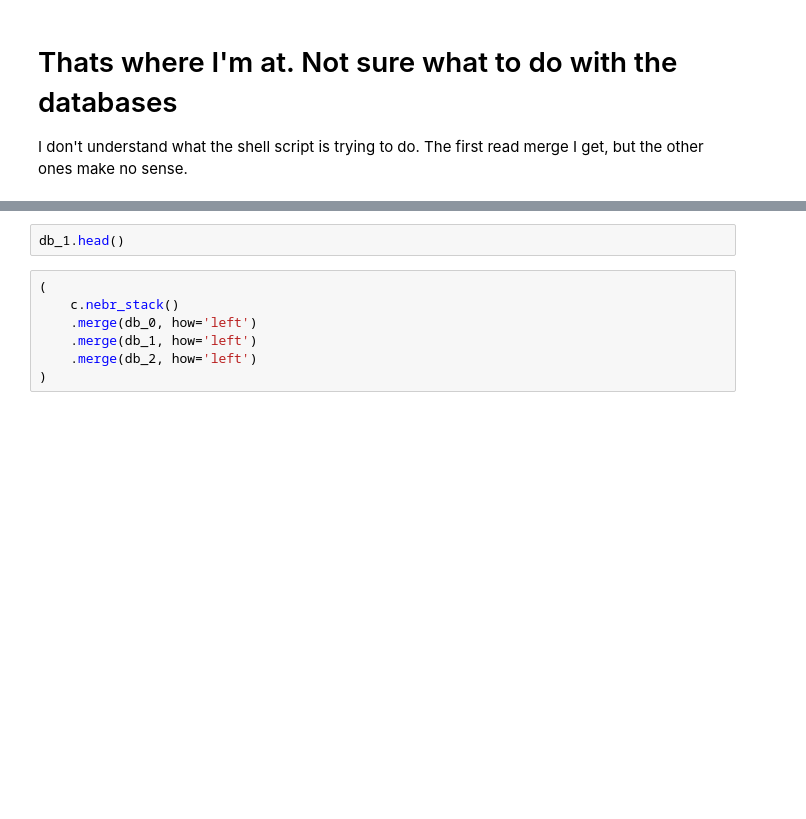
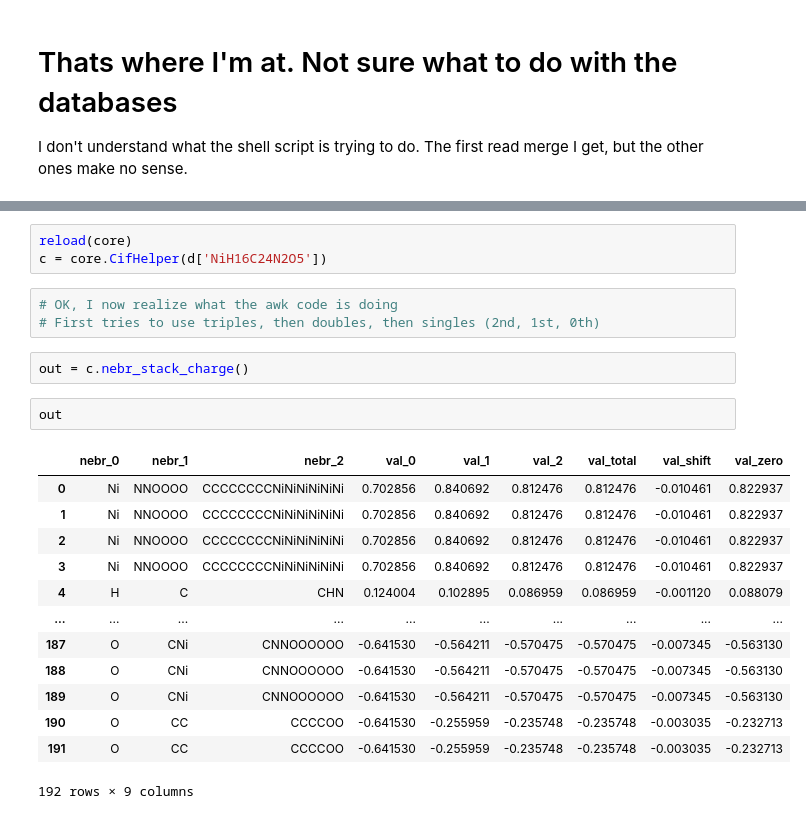
Before and after one commit to wpk-nist-gov/mcbac, a Jupyter notebook: examples/usage.ipynb, the cells around one changed output, grey strips where cells are left out. Saved outputs shown, nothing was run; the diff lists cells and outputs as text; blank space fills up the shorter version.

Commit message:
added functionality to calculate charged
TODO: Figure out how to write back to cif.  I played around
with a few things, but failed.

```diff
--- a/examples/usage.ipynb
+++ b/examples/usage.ipynb
@@ -106,9 +200,24 @@ db_0.head()
-# %%
-db_1.head()
-# %%
-(
-    c.nebr_stack()
-    .merge(db_0, how='left')
-    .merge(db_1, how='left')
-    .merge(db_2, how='left')
-)
+# %%
+reload(core)
+c = core.CifHelper(d['NiH16C24N2O5'])
+# %%
+# OK, I now realize what the awk code is doing
+# First tries to use triples, then doubles, then singles (2nd, 1st, 0th)
+# %%
+out = c.nebr_stack_charge()
+# %%
+out
+# %% [output]
+|  | nebr_0 | nebr_1 | nebr_2 | val_0 | val_1 | val_2 | val_total | val_shift | val_zero |
+| 0 | Ni | NNOOOO | CCCCCCCCNiNiNiNiNiNi | 0.702856 | 0.840692 | 0.812476 | 0.812476 | -0.010461 | 0.822937 |
+| 1 | Ni | NNOOOO | CCCCCCCCNiNiNiNiNiNi | 0.702856 | 0.840692 | 0.812476 | 0.812476 | -0.010461 | 0.822937 |
+| 2 | Ni | NNOOOO | CCCCCCCCNiNiNiNiNiNi | 0.702856 | 0.840692 | 0.812476 | 0.812476 | -0.010461 | 0.822937 |
+| 3 | Ni | NNOOOO | CCCCCCCCNiNiNiNiNiNi | 0.702856 | 0.840692 | 0.812476 | 0.812476 | -0.010461 | 0.822937 |
+| 4 | H | C | CHN | 0.124004 | 0.102895 | 0.086959 | 0.086959 | -0.001120 | 0.088079 |
+| ... | ... | ... | ... | ... | ... | ... | ... | ... | ... |
+| 187 | O | CNi | CNNOOOOOO | -0.641530 | -0.564211 | -0.570475 | -0.570475 | -0.007345 | -0.563130 |
+| 188 | O | CNi | CNNOOOOOO | -0.641530 | -0.564211 | -0.570475 | -0.570475 | -0.007345 | -0.563130 |
+| 189 | O | CNi | CNNOOOOOO | -0.641530 | -0.564211 | -0.570475 | -0.570475 | -0.007345 | -0.563130 |
+| 190 | O | CC | CCCCOO | -0.641530 | -0.255959 | -0.235748 | -0.235748 | -0.003035 | -0.232713 |
+| 191 | O | CC | CCCCOO | -0.641530 | -0.255959 | -0.235748 | -0.235748 | -0.003035 | -0.232713 |
+192 rows × 9 columns
```
Also changed, not shown: parts of 40 cells of this notebook, 4 other files.
